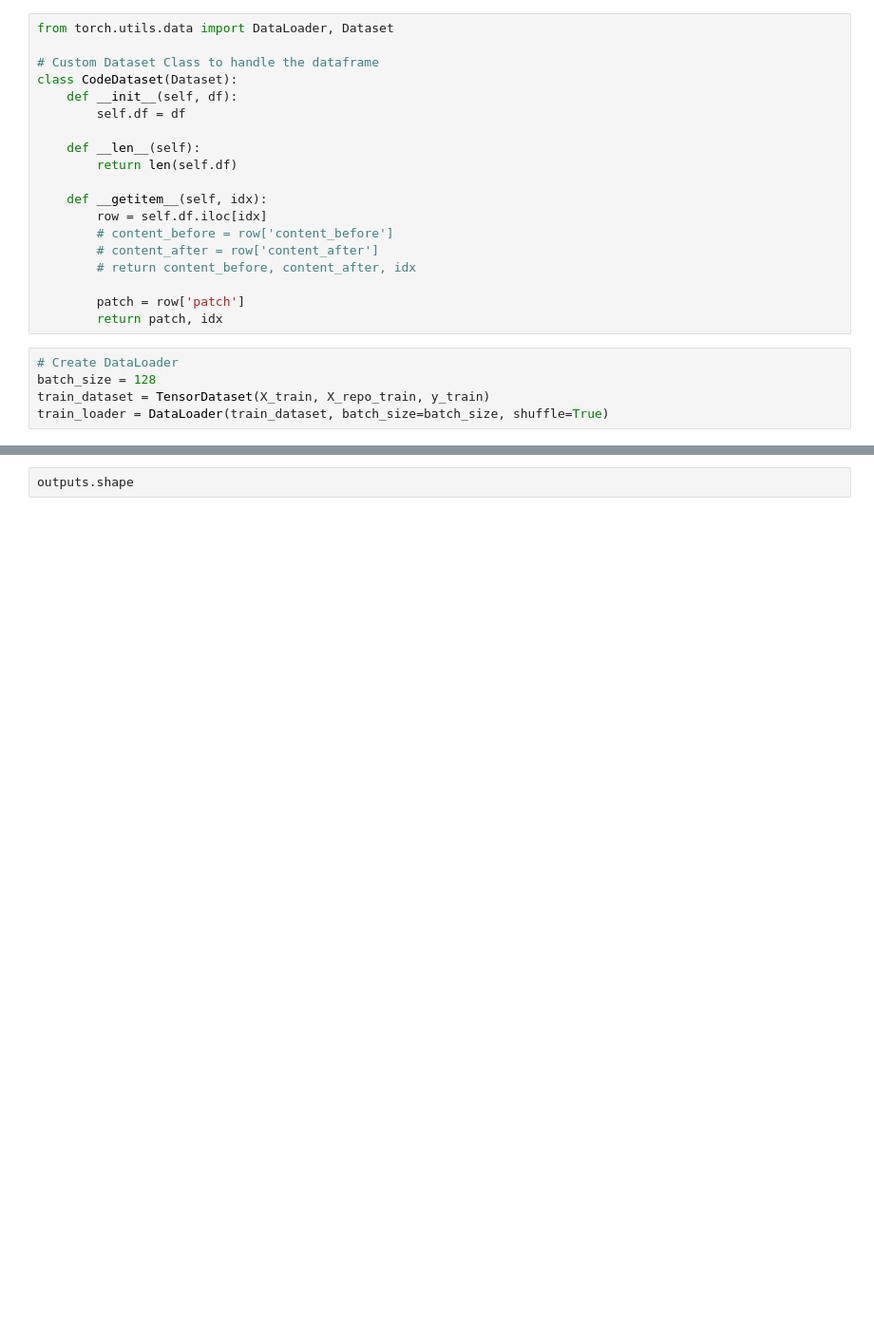
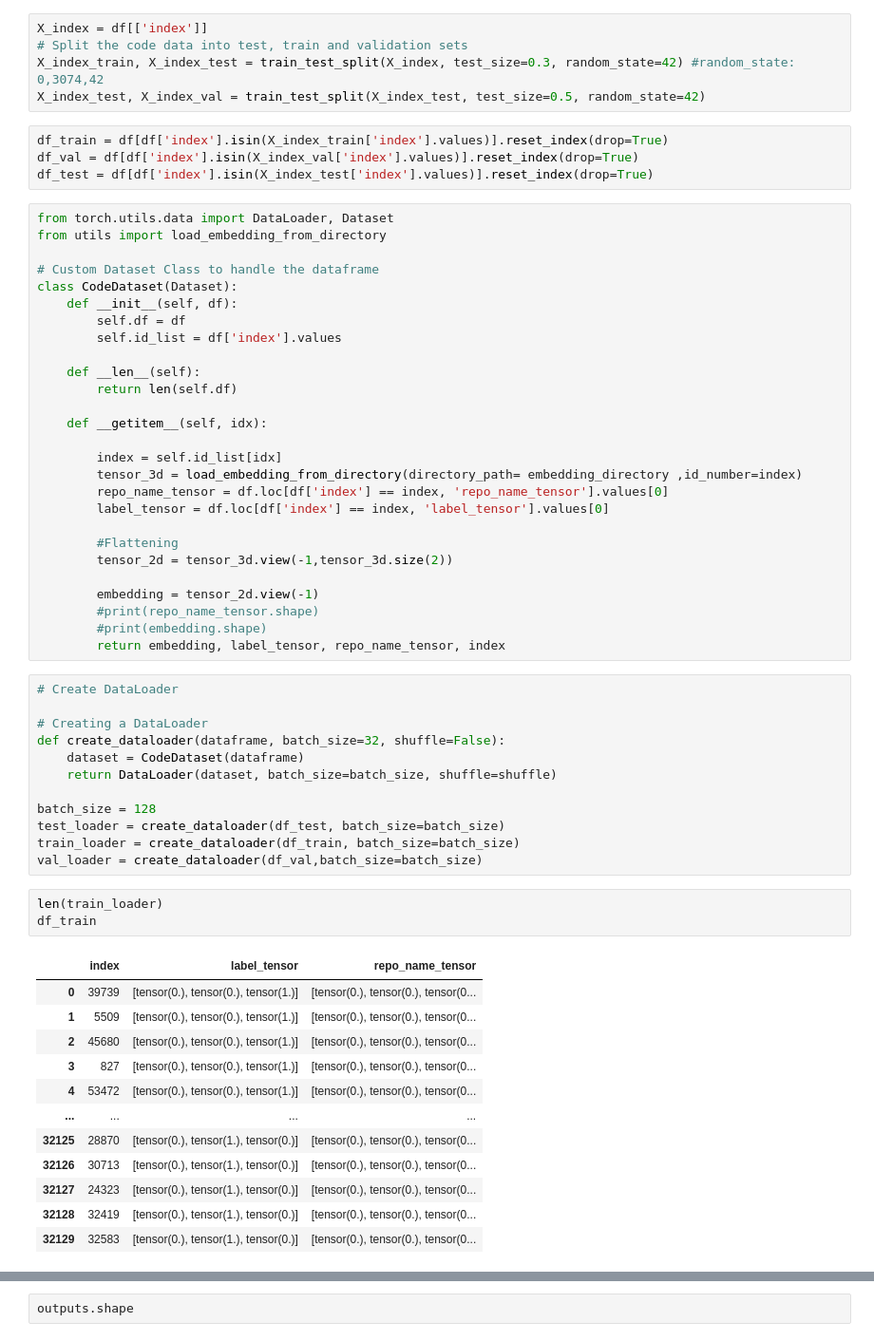
Before and after one commit to FSMVU-Tubitak-1001-Kod-Analiz/metadata-nn-model, a Jupyter notebook: parallel_embedding_before_reponame_nn_model.ipynb, the cells around one changed output, grey strips where cells are left out. Shown at 95% size. Cells and saved outputs as stored; diff of their text form; blank space fills up the shorter version.

```diff
--- a/parallel_embedding_before_reponame_nn_model.ipynb
+++ b/parallel_embedding_before_reponame_nn_model.ipynb
@@ -422,24 +87,64 @@ torch.Size([32130, 100])
+# %%
+X_index = df[['index']]
+# Split the code data into test, train and validation sets
+X_index_train, X_index_test = train_test_split(X_index, test_size=0.3, random_state=42) #random_state: 0,3074,42
+X_index_test, X_index_val = train_test_split(X_index_test, test_size=0.5, random_state=42)
+# %%
+df_train = df[df['index'].isin(X_index_train['index'].values)].reset_index(drop=True)
+df_val = df[df['index'].isin(X_index_val['index'].values)].reset_index(drop=True)
+df_test = df[df['index'].isin(X_index_test['index'].values)].reset_index(drop=True)
 # %%
 from torch.utils.data import DataLoader, Dataset
+from utils import load_embedding_from_directory
 
 # Custom Dataset Class to handle the dataframe
 class CodeDataset(Dataset):
     def __init__(self, df):
         self.df = df
+        self.id_list = df['index'].values
 
     def __len__(self):
         return len(self.df)
 
     def __getitem__(self, idx):
-        row = self.df.iloc[idx]
-        # content_before = row['content_before']
-        # content_after = row['content_after']
-        # return content_before, content_after, idx
 
-        patch = row['patch']
-        return patch, idx
+        index = self.id_list[idx]
+        tensor_3d = load_embedding_from_directory(directory_path= embedding_directory ,id_number=index)
+        repo_name_tensor = df.loc[df['index'] == index, 'repo_name_tensor'].values[0]
+        label_tensor = df.loc[df['index'] == index, 'label_tensor'].values[0]
+
+        #Flattening
+        tensor_2d = tensor_3d.view(-1,tensor_3d.size(2))
+
+        embedding = tensor_2d.view(-1)
+        #print(repo_name_tensor.shape)
+        #print(embedding.shape)
+        return embedding, label_tensor, repo_name_tensor, index
 # %%
 # Create DataLoader
+
+# Creating a DataLoader
+def create_dataloader(dataframe, batch_size=32, shuffle=False):
+    dataset = CodeDataset(dataframe)
+    return DataLoader(dataset, batch_size=batch_size, shuffle=shuffle)
+
 batch_size = 128
-train_dataset = TensorDataset(X_train, X_repo_train, y_train)
-train_loader = DataLoader(train_dataset, batch_size=batch_size, shuffle=True)
+test_loader = create_dataloader(df_test, batch_size=batch_size)
+train_loader = create_dataloader(df_train, batch_size=batch_size)
+val_loader = create_dataloader(df_val,batch_size=batch_size)
+# %%
+len(train_loader)
+df_train
+# %% [output]
+|  | index | label_tensor | repo_name_tensor |
+| 0 | 39739 | [tensor(0.), tensor(0.), tensor(1.)] | [tensor(0.), tensor(0.), tensor(0... |
+| 1 | 5509 | [tensor(0.), tensor(0.), tensor(1.)] | [tensor(0.), tensor(0.), tensor(0... |
+| 2 | 45680 | [tensor(0.), tensor(0.), tensor(1.)] | [tensor(0.), tensor(0.), tensor(0... |
+| 3 | 827 | [tensor(0.), tensor(0.), tensor(1.)] | [tensor(0.), tensor(0.), tensor(0... |
+| 4 | 53472 | [tensor(0.), tensor(0.), tensor(1.)] | [tensor(0.), tensor(0.), tensor(0... |
+| ... | ... | ... | ... |
+| 32125 | 28870 | [tensor(0.), tensor(1.), tensor(0.)] | [tensor(0.), tensor(0.), tensor(0... |
+| 32126 | 30713 | [tensor(0.), tensor(1.), tensor(0.)] | [tensor(0.), tensor(0.), tensor(0... |
+| 32127 | 24323 | [tensor(0.), tensor(1.), tensor(0.)] | [tensor(0.), tensor(0.), tensor(0... |
+| 32128 | 32419 | [tensor(0.), tensor(1.), tensor(0.)] | [tensor(0.), tensor(0.), tensor(0... |
+| 32129 | 32583 | [tensor(0.), tensor(1.), tensor(0.)] | [tensor(0.), tensor(0.), tensor(0... |
```
Also changed, not shown: parts of 23 cells of this notebook, 3 other files.
